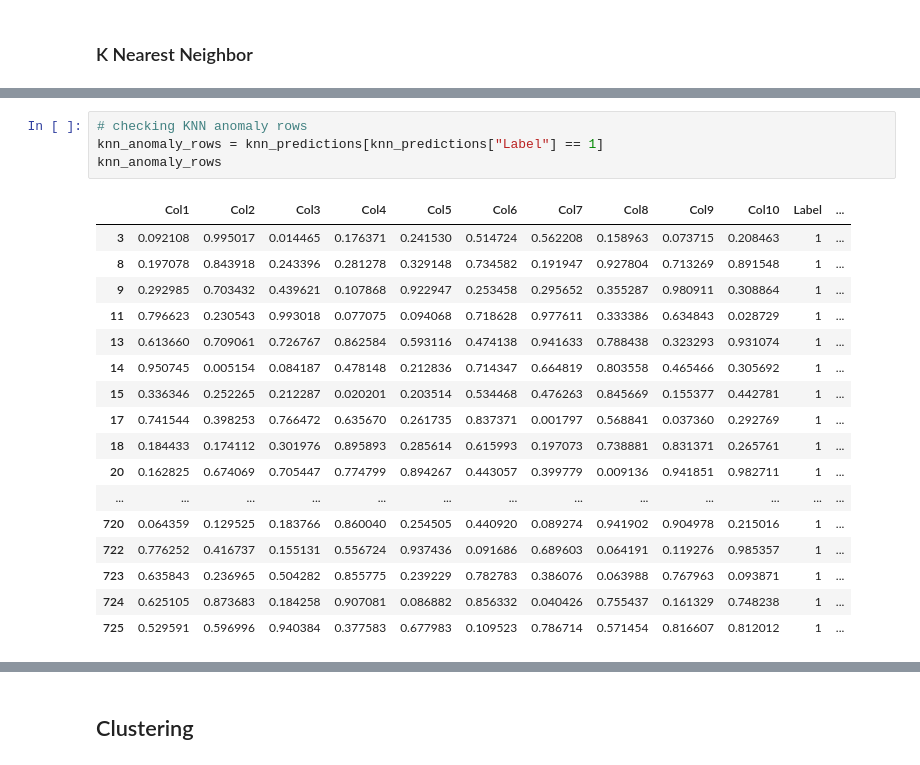
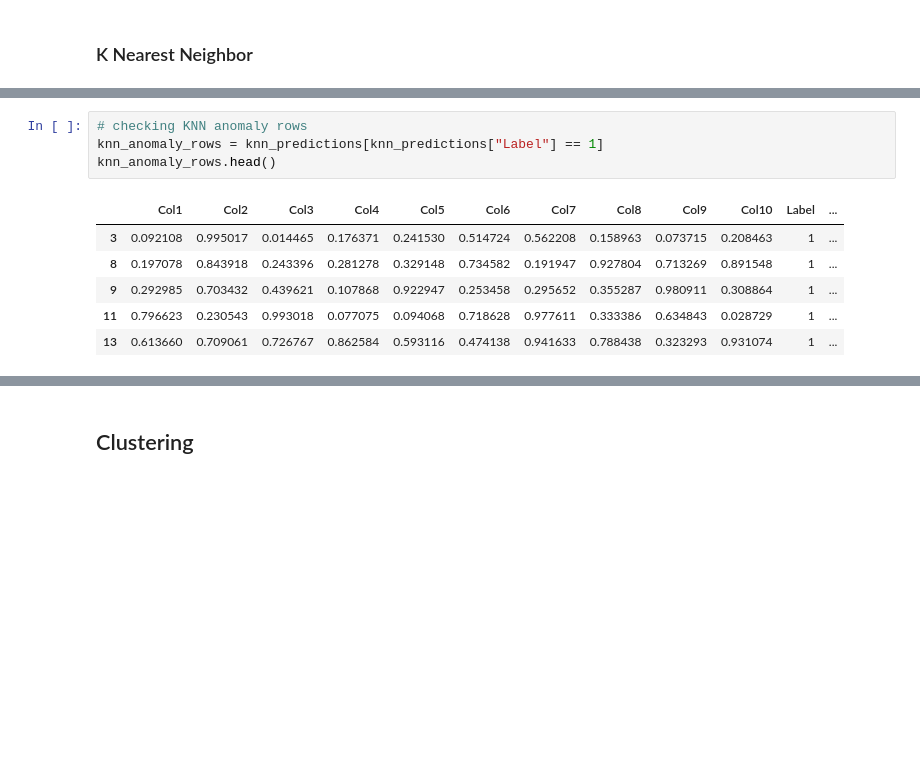
Before and after one commit to esharma3/Pycaret_Anomaly_Detection, a Jupyter notebook: anomaly_detection.ipynb, the cells around one changed output, grey strips where cells are left out. Saved outputs shown, nothing was run; the diff lists cells and outputs as text; blank space fills up the shorter version.

```diff
--- a/anomaly_detection.ipynb
+++ b/anomaly_detection.ipynb
@@ -140,22 +141,11 @@ knn_predictions
 # %%
 # checking KNN anomaly rows
 knn_anomaly_rows = knn_predictions[knn_predictions["Label"] == 1]
-knn_anomaly_rows
+knn_anomaly_rows.head()
 # %% [output]
 |  | Col1 | Col2 | Col3 | Col4 | Col5 | Col6 | Col7 | Col8 | Col9 | Col10 | Label | ... |
 | 3 | 0.092108 | 0.995017 | 0.014465 | 0.176371 | 0.241530 | 0.514724 | 0.562208 | 0.158963 | 0.073715 | 0.208463 | 1 | ... |
 | 8 | 0.197078 | 0.843918 | 0.243396 | 0.281278 | 0.329148 | 0.734582 | 0.191947 | 0.927804 | 0.713269 | 0.891548 | 1 | ... |
 | 9 | 0.292985 | 0.703432 | 0.439621 | 0.107868 | 0.922947 | 0.253458 | 0.295652 | 0.355287 | 0.980911 | 0.308864 | 1 | ... |
 | 11 | 0.796623 | 0.230543 | 0.993018 | 0.077075 | 0.094068 | 0.718628 | 0.977611 | 0.333386 | 0.634843 | 0.028729 | 1 | ... |
 | 13 | 0.613660 | 0.709061 | 0.726767 | 0.862584 | 0.593116 | 0.474138 | 0.941633 | 0.788438 | 0.323293 | 0.931074 | 1 | ... |
-| 14 | 0.950745 | 0.005154 | 0.084187 | 0.478148 | 0.212836 | 0.714347 | 0.664819 | 0.803558 | 0.465466 | 0.305692 | 1 | ... |
-| 15 | 0.336346 | 0.252265 | 0.212287 | 0.020201 | 0.203514 | 0.534468 | 0.476263 | 0.845669 | 0.155377 | 0.442781 | 1 | ... |
-| 17 | 0.741544 | 0.398253 | 0.766472 | 0.635670 | 0.261735 | 0.837371 | 0.001797 | 0.568841 | 0.037360 | 0.292769 | 1 | ... |
-| 18 | 0.184433 | 0.174112 | 0.301976 | 0.895893 | 0.285614 | 0.615993 | 0.197073 | 0.738881 | 0.831371 | 0.265761 | 1 | ... |
-| 20 | 0.162825 | 0.674069 | 0.705447 | 0.774799 | 0.894267 | 0.443057 | 0.399779 | 0.009136 | 0.941851 | 0.982711 | 1 | ... |
-| ... | ... | ... | ... | ... | ... | ... | ... | ... | ... | ... | ... | ... |
-| 720 | 0.064359 | 0.129525 | 0.183766 | 0.860040 | 0.254505 | 0.440920 | 0.089274 | 0.941902 | 0.904978 | 0.215016 | 1 | ... |
-| 722 | 0.776252 | 0.416737 | 0.155131 | 0.556724 | 0.937436 | 0.091686 | 0.689603 | 0.064191 | 0.119276 | 0.985357 | 1 | ... |
-| 723 | 0.635843 | 0.236965 | 0.504282 | 0.855775 | 0.239229 | 0.782783 | 0.386076 | 0.063988 | 0.767963 | 0.093871 | 1 | ... |
-| 724 | 0.625105 | 0.873683 | 0.184258 | 0.907081 | 0.086882 | 0.856332 | 0.040426 | 0.755437 | 0.161329 | 0.748238 | 1 | ... |
-| 725 | 0.529591 | 0.596996 | 0.940384 | 0.377583 | 0.677983 | 0.109523 | 0.786714 | 0.571454 | 0.816607 | 0.812012 | 1 | ... |
```
Also changed, not shown: parts of 14 cells of this notebook.
